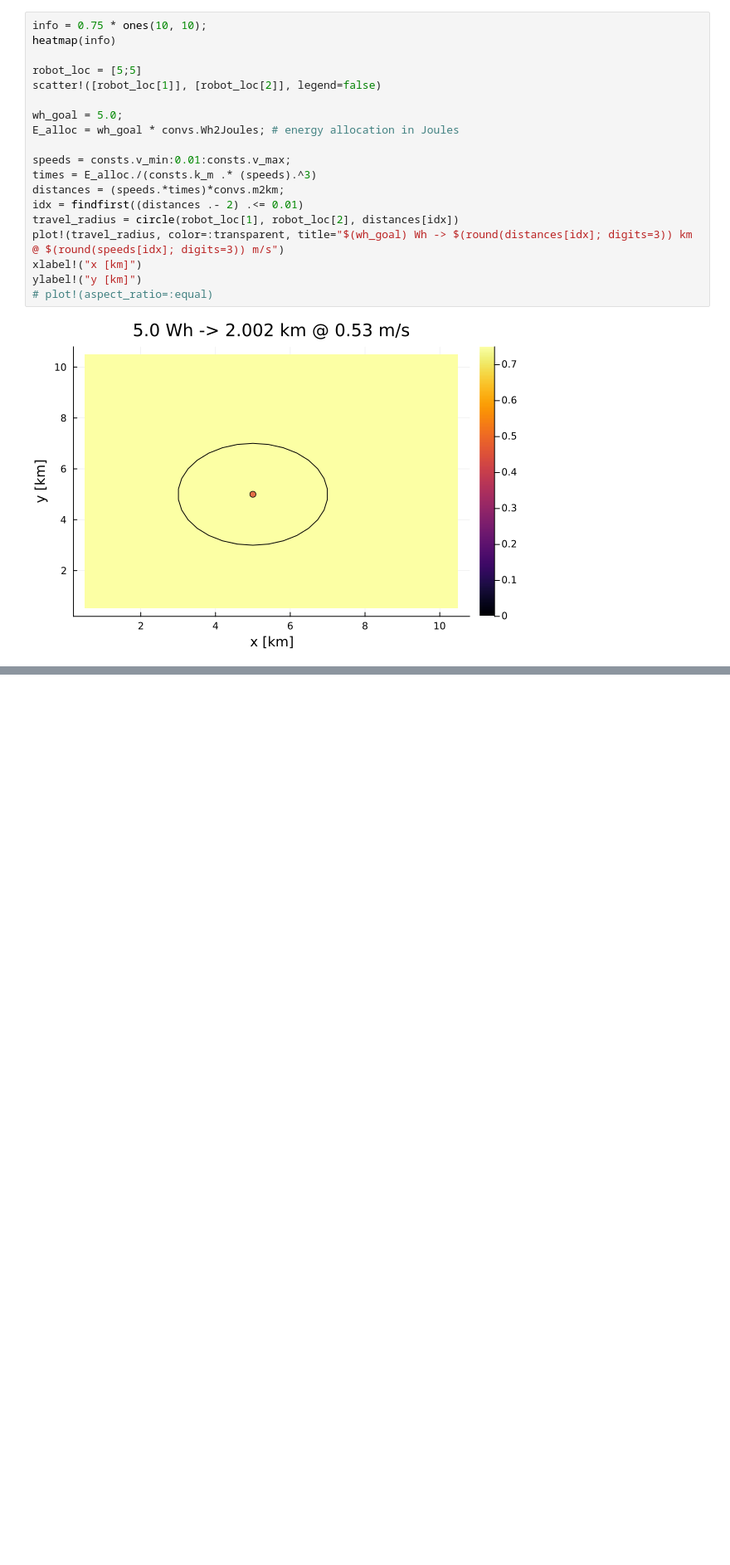
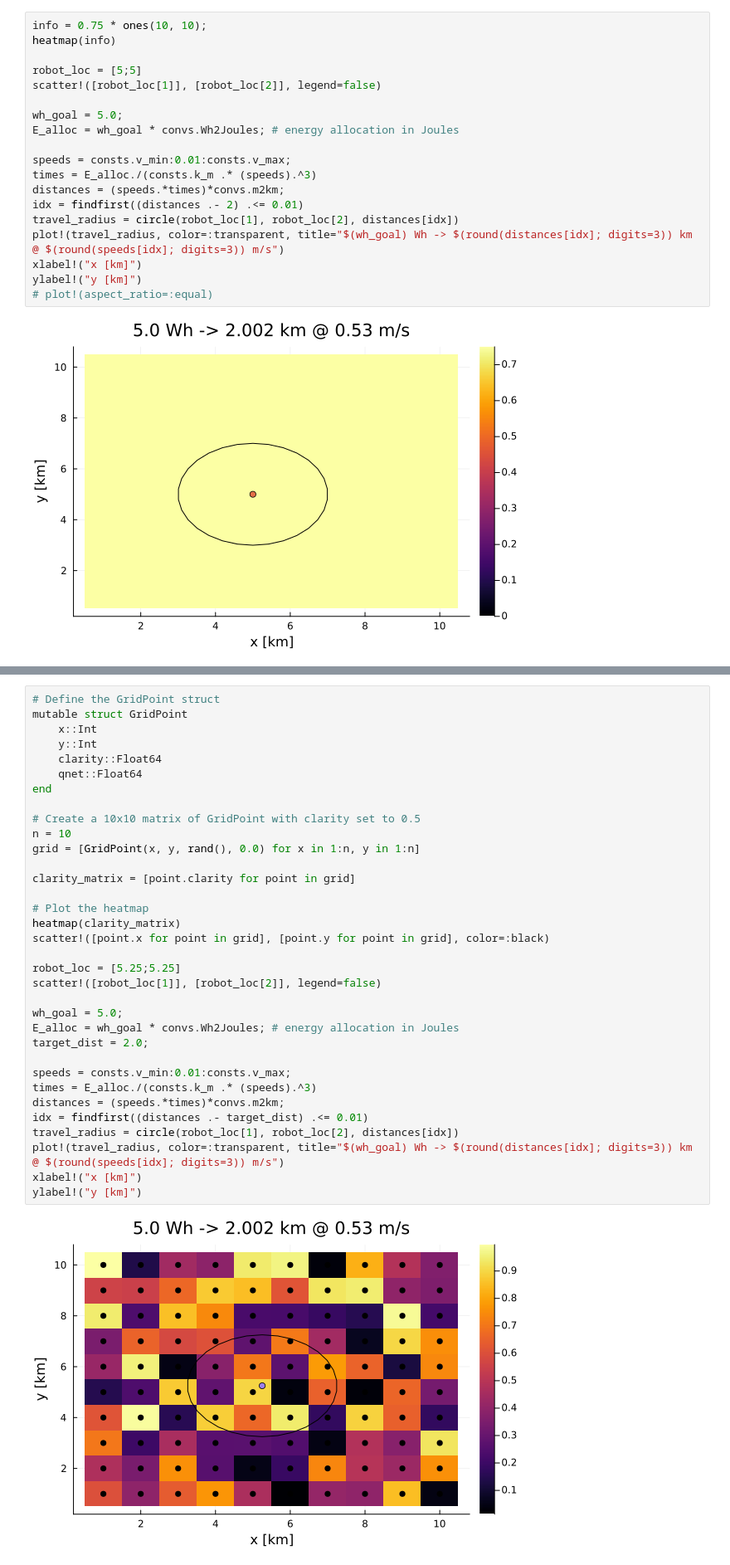
Before and after one commit to kmgovind/persistent-speed-control, a Jupyter notebook: IVEModel/prelim/area_based.ipynb, the cells around one changed output, grey strips where cells are left out. Shown at 83% size. Saved outputs shown, nothing was run; the diff lists cells and outputs as text; blank space fills up the shorter version.

```diff
--- a/IVEModel/prelim/area_based.ipynb
+++ b/IVEModel/prelim/area_based.ipynb
@@ -143,0 +154,36 @@ Plots.AnimatedGif("/tmp/jl_jczMrQbsLc.gif")
+# %%
+# Define the GridPoint struct
+mutable struct GridPoint
+    x::Int
+    y::Int
+    clarity::Float64
+    qnet::Float64
+end
+
+# Create a 10x10 matrix of GridPoint with clarity set to 0.5
+n = 10
+grid = [GridPoint(x, y, rand(), 0.0) for x in 1:n, y in 1:n]
+
+clarity_matrix = [point.clarity for point in grid]
+
+# Plot the heatmap
+heatmap(clarity_matrix)
+scatter!([point.x for point in grid], [point.y for point in grid], color=:black)
+
+robot_loc = [5.25;5.25]
+scatter!([robot_loc[1]], [robot_loc[2]], legend=false)
+
+wh_goal = 5.0;
+E_alloc = wh_goal * convs.Wh2Joules; # energy allocation in Joules
+target_dist = 2.0;
+
+speeds = consts.v_min:0.01:consts.v_max;
+times = E_alloc./(consts.k_m .* (speeds).^3)
+distances = (speeds.*times)*convs.m2km;
+idx = findfirst((distances .- target_dist) .<= 0.01)
+travel_radius = circle(robot_loc[1], robot_loc[2], distances[idx])
+plot!(travel_radius, color=:transparent, title="$(wh_goal) Wh -> $(round(distances[idx]; digits=3)) km @ $(round(speeds[idx]; digits=3)) m/s")
+xlabel!("x [km]")
+ylabel!("y [km]")
+# %% [output]
+[figure, added]
```
Also changed, not shown: parts of 8 cells of this notebook, 11 other files.
